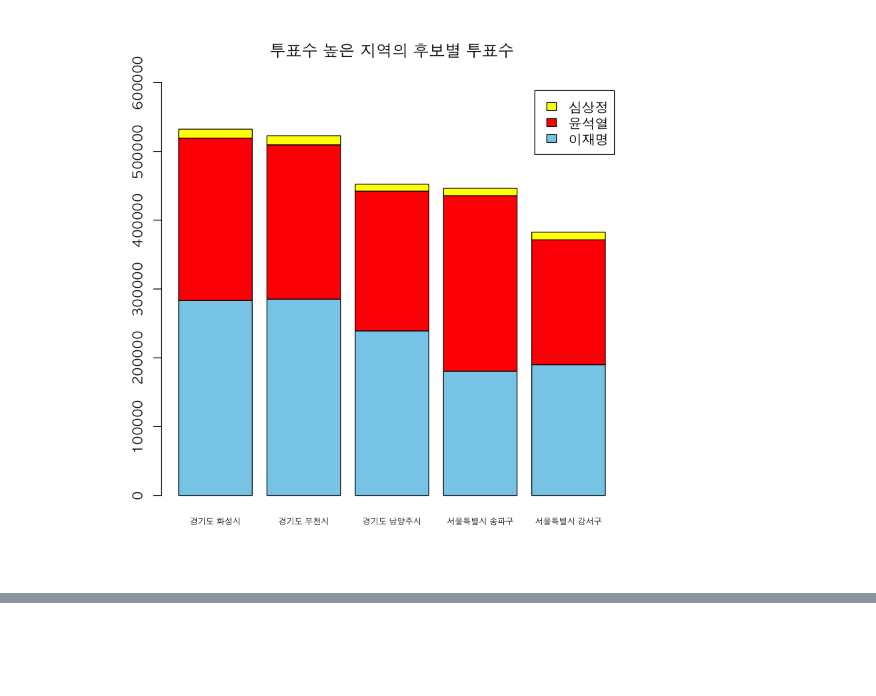
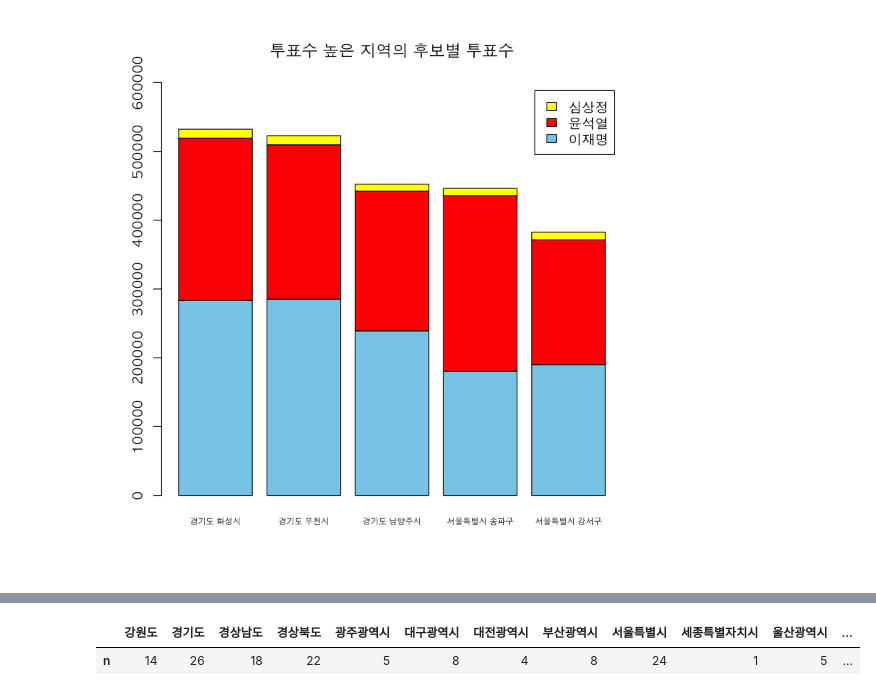
Before and after one commit to monargent0/TJRrrClass, a Jupyter notebook: 10. 20대_대선자료 시각화.ipynb, the cells around one changed output, grey strips where cells are left out. Cells and saved outputs as stored; diff of their text form; code cells hidden in the pictures; blank space fills up the shorter version.

```diff
--- a/10. 20대_대선자료 시각화.ipynb
+++ b/10. 20대_대선자료 시각화.ipynb
@@ -357,0 +443,10 @@ barplot(투표수,
+# %%
+지역 <- count(지역75, 광역시도)
+a<-t(as.matrix(지역[,2]))
+colnames(a) <- 지역$광역시도
+a
+이 <- count(이재명, 광역시도)
+윤 <- count(윤석열, 광역시도)
+# %% [output]
+|  | 강원도 | 경기도 | 경상남도 | 경상북도 | 광주광역시 | 대구광역시 | 대전광역시 | 부산광역시 | 서울특별시 | 세종특별자치시 | 울산광역시 | ... |
+| n | 14 | 26 | 18 | 22 | 5 | 8 | 4 | 8 | 24 | 1 | 5 | ... |
```
Also changed, not shown: parts of 7 cells of this notebook.
